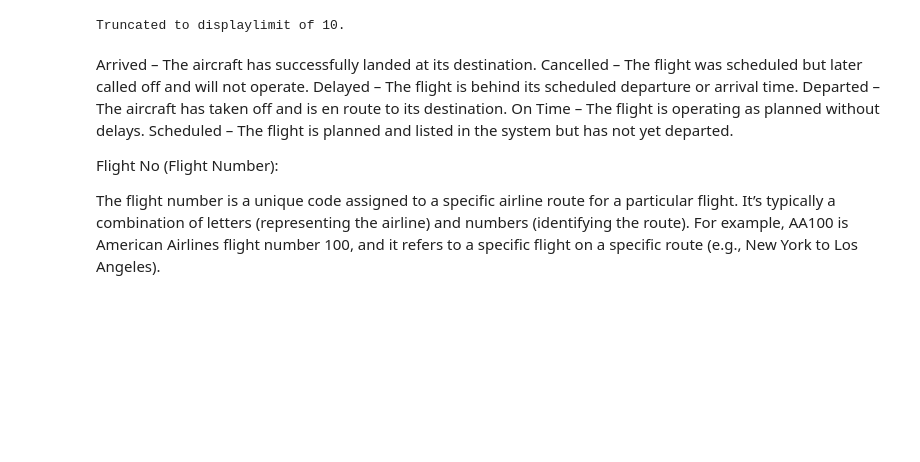
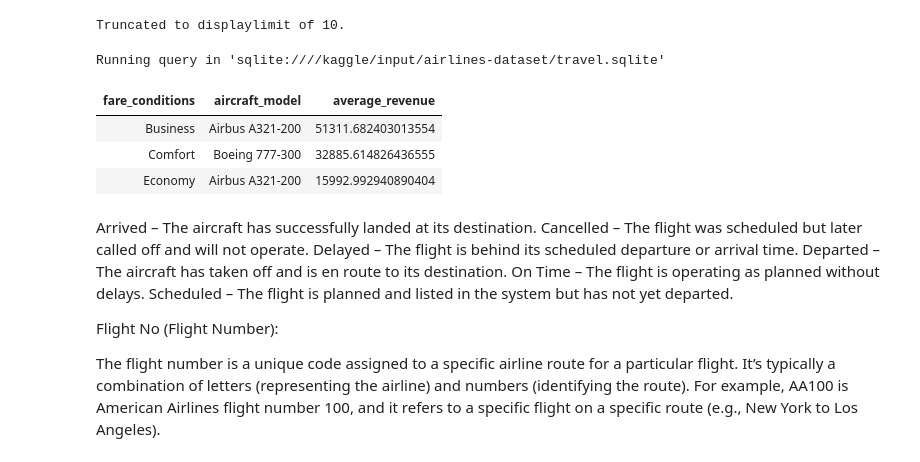
Before and after one commit to Daviedavie100/SQL_Projects, a Jupyter notebook: Airlines_EDA.ipynb, the cells around one changed output. Drawn from its saved outputs; the diff is of its cells as text; code cells hidden in the pictures; blank space fills up the shorter version.

Commit message:
Kaggle Notebook | Airlines dataset: EDA and Viz using SQL & Python | Version 18

```diff
--- a/Airlines_EDA.ipynb
+++ b/Airlines_EDA.ipynb
@@ -883,6 +883,36 @@ Running query in 'sqlite:////kaggle/input/airlines-dataset/travel.sqlite'
 | Irkutsk - Kazan | PG0498 | 253381500 |
 | Krasnoyarsk - Moscow | PG0547 | 244102800 |
 Truncated to displaylimit of 10.
+# %%
+%%sql
+SELECT
+        fa.fare_conditions,
+        fa.aircraft_model,
+        AVG(fa.amount) AS average_revenue
+FROM (
+        SELECT
+                f.aircraft_code,
+                f.flight_no,
+                Json_extract(ac.model, '$.en') AS aircraft_model,
+                tf.fare_conditions,
+                tf.amount
+        FROM flights f
+        JOIN aircrafts_data ac
+        ON f.aircraft_code = ac.aircraft_code
+        JOIN ticket_flights tf
+        ON f.flight_id = tf.flight_id
+        WHERE status IN ('Arrived', 'On Time', 'Departed')
+) AS fa
+
+GROUP BY fa.fare_conditions
+ORDER BY 3 DESC
+LIMIT 10;
+# %% [output]
+Running query in 'sqlite:////kaggle/input/airlines-dataset/travel.sqlite'
+| fare_conditions | aircraft_model | average_revenue |
+| Business | Airbus A321-200 | 51311.682403013554 |
+| Comfort | Boeing 777-300 | 32885.614826436555 |
+| Economy | Airbus A321-200 | 15992.992940890404 |
 # %% [markdown]
 Arrived – The aircraft has successfully landed at its destination.
 Cancelled – The flight was scheduled but later called off and will not operate.
```
